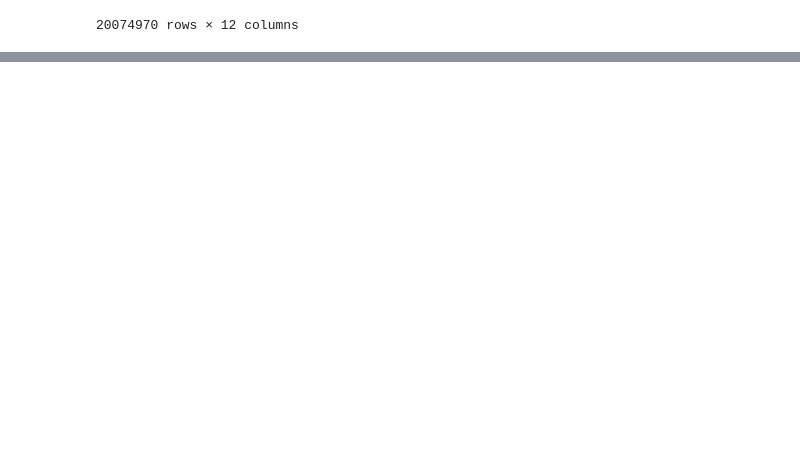
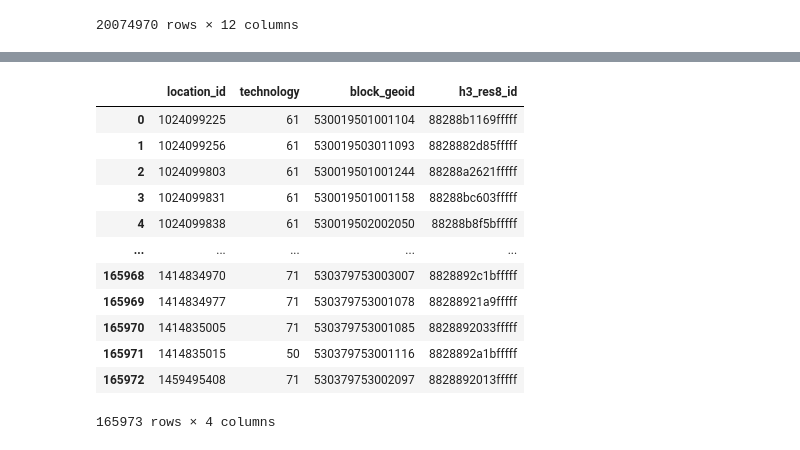
Before and after one commit to npappin-wsu/BroadbandDataQuickstart, a Jupyter notebook: Broadband_Data_Quickstart_Hour_1.ipynb, the cells around one changed output, grey strips where cells are left out. Saved outputs shown, nothing was run; the diff lists cells and outputs as text; code cells hidden in the pictures; blank space fills up the shorter version.

Commit message:
Added data analysis for location mapping.

```diff
--- a/Broadband_Data_Quickstart_Hour_1.ipynb
+++ b/Broadband_Data_Quickstart_Hour_1.ipynb
@@ -81,3 +92,5 @@ waData
 | 20074968 | 0026541029 | 470122 | Advanced High Speed Internet | 1305995631 | 72 | 100 | 30 | ... |
 | 20074969 | 0026541029 | 470122 | Advanced High Speed Internet | 1312148498 | 72 | 100 | 30 | ... |
 20074970 rows × 12 columns
+# %%
+locationLookup = waData[['location_id', 'block_geoid', 'h3_res8_id']].drop_duplicates(ignore_index=True)
@@ -83,0 +113,18 @@ waData
+# %%
+fpLocations = pd.read_csv(pathlib.Path('data', 'fp_locations.csv'))
+# %%
+fpLocations[['location_id', 'technology']].merge(locationLookup, how='left', on='location_id')
+# %% [output]
+|  | location_id | technology | block_geoid | h3_res8_id |
+| 0 | 1024099225 | 61 | 530019501001104 | 88288b1169fffff |
+| 1 | 1024099256 | 61 | 530019503011093 | 8828882d85fffff |
+| 2 | 1024099803 | 61 | 530019501001244 | 88288a2621fffff |
+| 3 | 1024099831 | 61 | 530019501001158 | 88288bc603fffff |
+| 4 | 1024099838 | 61 | 530019502002050 | 88288b8f5bfffff |
+| ... | ... | ... | ... | ... |
+| 165968 | 1414834970 | 71 | 530379753003007 | 8828892c1bfffff |
+| 165969 | 1414834977 | 71 | 530379753001078 | 88288921a9fffff |
+| 165970 | 1414835005 | 71 | 530379753001085 | 8828892033fffff |
+| 165971 | 1414835015 | 50 | 530379753001116 | 8828892a1bfffff |
+| 165972 | 1459495408 | 71 | 530379753002097 | 8828892013fffff |
+165973 rows × 4 columns
```
Also changed, not shown: parts of 6 cells of this notebook.
